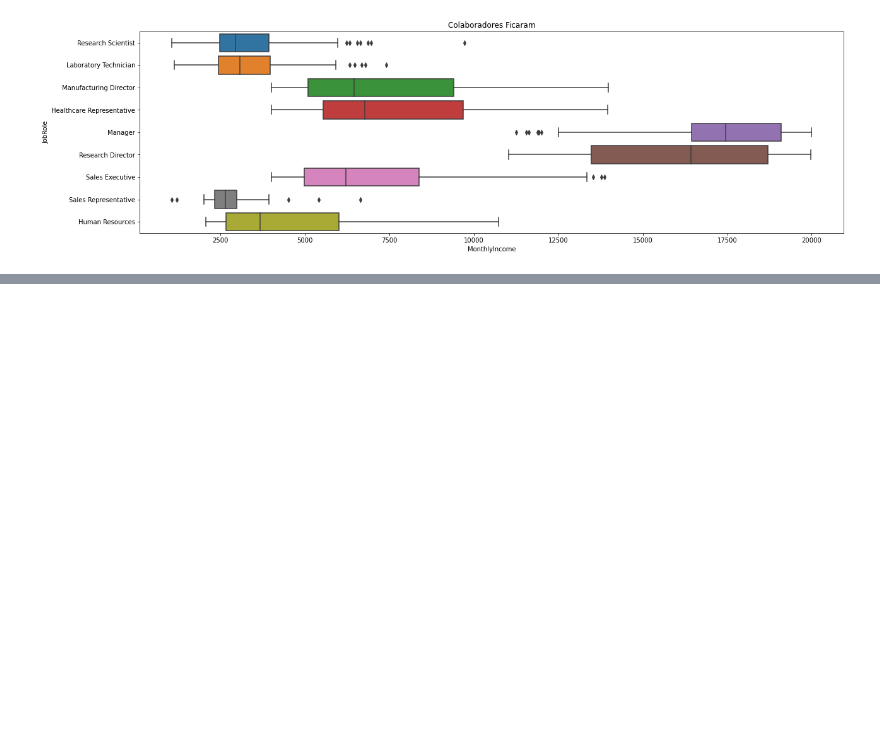
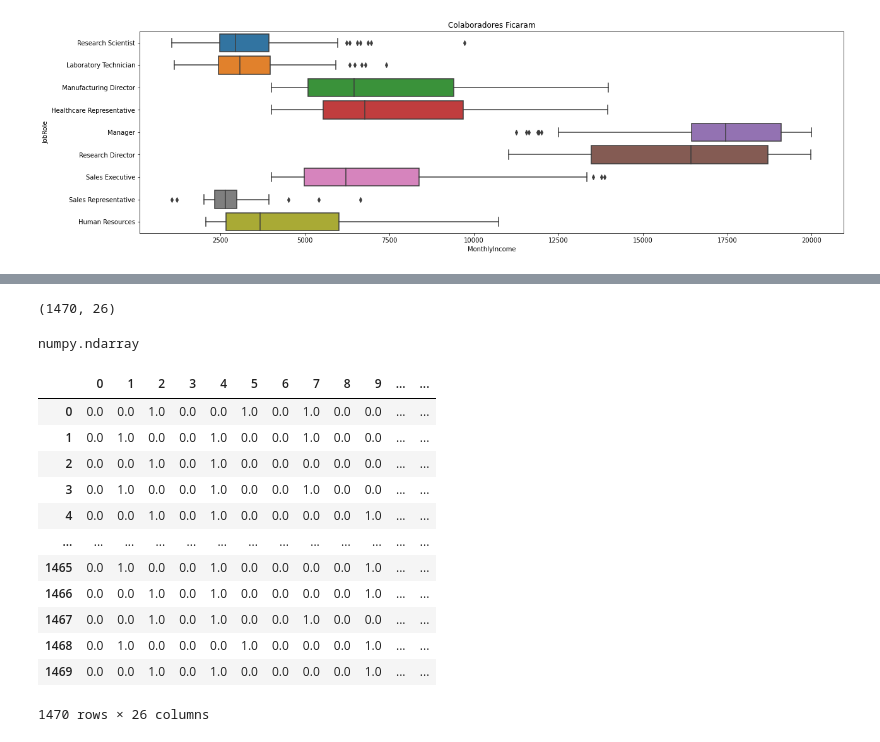
Before and after one commit to caiquemiranda/machine-learning-business-python, a Jupyter notebook: RH-department.ipynb, the cells around one changed output, grey strips where cells are left out. Drawn from its saved outputs; the diff is of its cells as text; code cells hidden in the pictures; blank space fills up the shorter version.

```diff
--- a/RH-department.ipynb
+++ b/RH-department.ipynb
@@ -297,0 +323,3 @@ sns.boxplot(x='MonthlyIncome', y='JobRole', data=colaboradores_ficam).set(title=
+# %%
+X_categoricas = colaboradores_df[['BusinessTravel', 'Department', 'EducationField', 'Gender', 'JobRole', 'MaritalStatus']]
+X_categoricas
@@ -298,2 +340,32 @@ sns.boxplot(x='MonthlyIncome', y='JobRole', data=colaboradores_ficam).set(title=
+# %%
+# criação das dummy variables com as variaveis categoricas
+from sklearn.preprocessing import OneHotEncoder
+onehotencoder = OneHotEncoder()
+X_categoricas = onehotencoder.fit_transform(X_categoricas).toarray()
+X_categoricas.shape
+# %% [output]
+(1470, 26)
 # %%
-# preprocessamento dos dados
+# tipo dos dados X_categorias
+# numpy array
+type(X_categoricas)
+# %% [output]
+numpy.ndarray
+# %%
+# conversão para dataframe novamente
+X_categoricas = pd.DataFrame(X_categoricas)
+X_categoricas
+# %% [output]
+|  | 0 | 1 | 2 | 3 | 4 | 5 | 6 | 7 | 8 | 9 | ... | ... |
+| 0 | 0.0 | 0.0 | 1.0 | 0.0 | 0.0 | 1.0 | 0.0 | 1.0 | 0.0 | 0.0 | ... | ... |
+| 1 | 0.0 | 1.0 | 0.0 | 0.0 | 1.0 | 0.0 | 0.0 | 1.0 | 0.0 | 0.0 | ... | ... |
+| 2 | 0.0 | 0.0 | 1.0 | 0.0 | 1.0 | 0.0 | 0.0 | 0.0 | 0.0 | 0.0 | ... | ... |
+| 3 | 0.0 | 1.0 | 0.0 | 0.0 | 1.0 | 0.0 | 0.0 | 1.0 | 0.0 | 0.0 | ... | ... |
+| 4 | 0.0 | 0.0 | 1.0 | 0.0 | 1.0 | 0.0 | 0.0 | 0.0 | 0.0 | 1.0 | ... | ... |
+| ... | ... | ... | ... | ... | ... | ... | ... | ... | ... | ... | ... | ... |
+| 1465 | 0.0 | 1.0 | 0.0 | 0.0 | 1.0 | 0.0 | 0.0 | 0.0 | 0.0 | 1.0 | ... | ... |
+| 1466 | 0.0 | 0.0 | 1.0 | 0.0 | 1.0 | 0.0 | 0.0 | 0.0 | 0.0 | 1.0 | ... | ... |
+| 1467 | 0.0 | 0.0 | 1.0 | 0.0 | 1.0 | 0.0 | 0.0 | 1.0 | 0.0 | 0.0 | ... | ... |
+| 1468 | 0.0 | 1.0 | 0.0 | 0.0 | 0.0 | 1.0 | 0.0 | 0.0 | 0.0 | 1.0 | ... | ... |
+| 1469 | 0.0 | 0.0 | 1.0 | 0.0 | 1.0 | 0.0 | 0.0 | 0.0 | 0.0 | 1.0 | ... | ... |
+1470 rows × 26 columns
```
Also changed, not shown: parts of 11 cells of this notebook.
